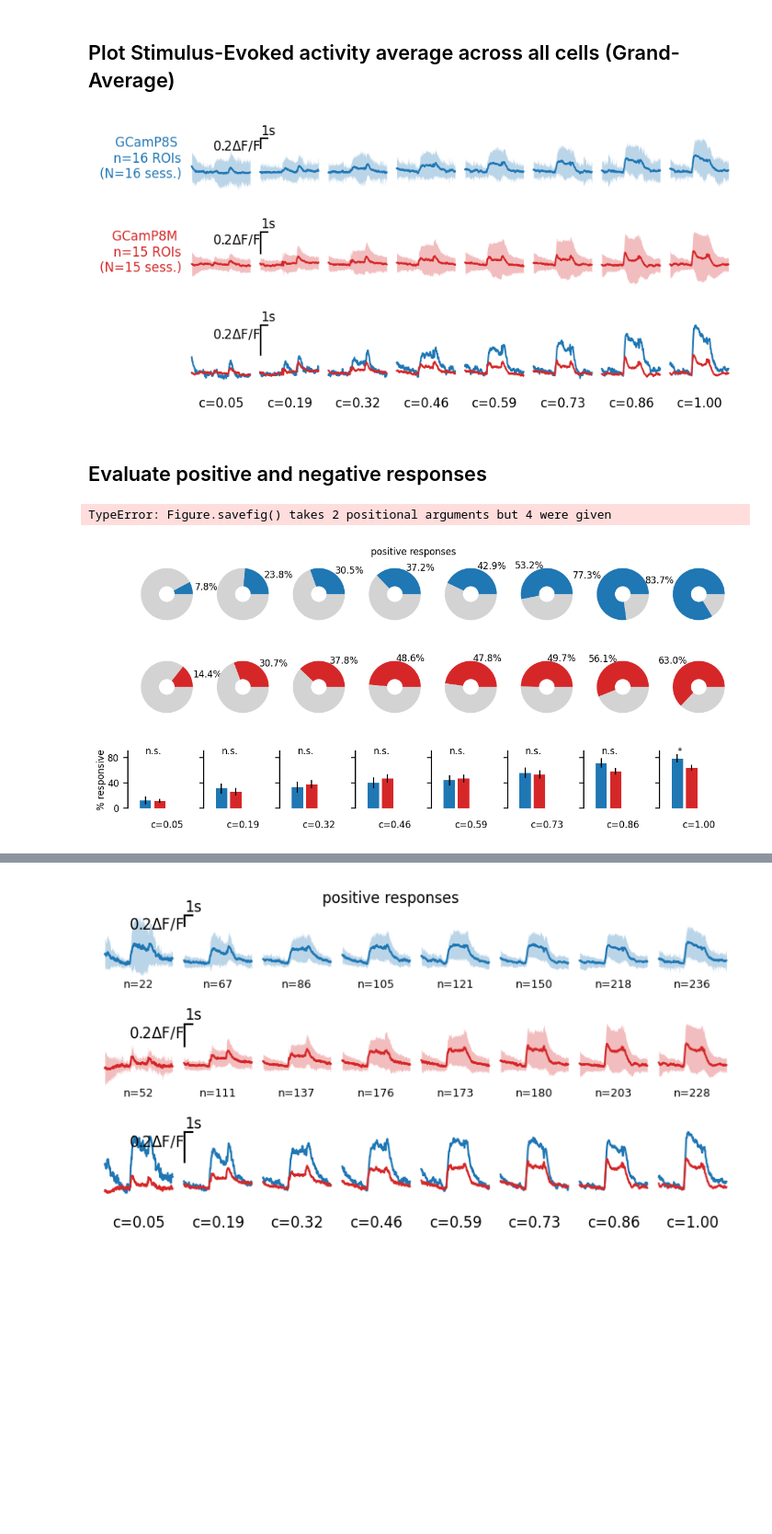
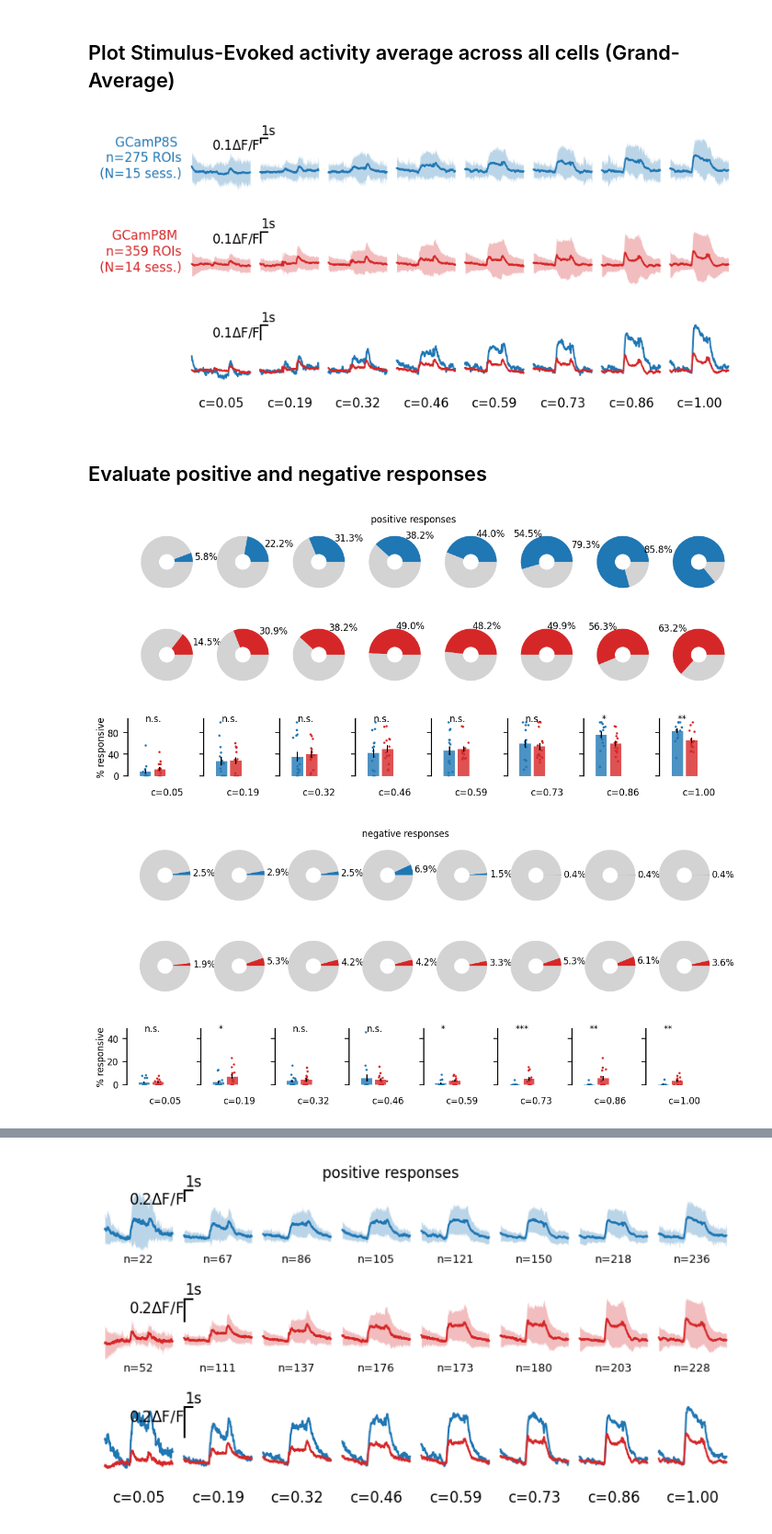
Before and after one commit to cibelemartinsp/2PhotonAnalyses, a Jupyter notebook: notebooks/PV-GCaMP8s-vs-GCaMP8m.ipynb, the cells around one changed output, grey strips where cells are left out. Shown at 92% size. Drawn from its saved outputs; the diff is of its cells as text; code cells hidden in the pictures; blank space fills up the shorter version.

```diff
--- a/notebooks/PV-GCaMP8s-vs-GCaMP8m.ipynb
+++ b/notebooks/PV-GCaMP8s-vs-GCaMP8m.ipynb
@@ -43,10 +45,16 @@ for key in ['GCamP8M', 'GCamP8S']:
 # %%
 Nmax = 1000
 
+##################################################
+########### PARAMETERS OF THE ANALYSIS ###########
+##################################################
 INTERVALS = {
             'GCamP8M':{'pre':[-0.5,0.], 'post':[0.,0.5]},
             'GCamP8S':{'pre':[-1.5,0.], 'post':[0.,1.5]},
               }
+significance_threshold = 0.05 # for the evoked response shift (with respect to baseline)
+test_for_significance = 'ttest' # type of statistical test used, either: ttest, wilcoxon, anova
+##################################################
 
 MODALITIES = ['running_speed', 'facemotion', 'pupil_size', 'gaze_motion']
 
@@ -122,14 +130,14 @@ for key in ['GCamP8M', 'GCamP8S']:
                                                                 episode_cond=cond,
                                                                 interval_pre=INTERVALS['GCamP8M']['pre'],
                                                                 interval_post=INTERVALS['GCamP8M']['post'],
-                                                                test='ttest',
+                                                                test=test_for_significance,
                                                                 positive=True,
                                                                 verbose=True)
                 deflect = np.mean(stats.y-stats.x)
-                if (stats.pvalue<0.05) and (deflect>0):
+                if (stats.pvalue<significance_threshold) and (deflect>0):
                     DATASET[key]['significant-positive-ROIS'][c][f].append(roi)
                     DATASET[key]['deflect-positive-ROIS'][c][f].append(deflect)
-                elif (stats.pvalue<0.05):
+                elif (stats.pvalue<significance_threshold):
                     # negative deflect
                     DATASET[key]['significant-negative-ROIS'][c][f].append(roi)
                     DATASET[key]['deflect-negative-ROIS'][c][f].append(deflect)
@@ -192,7 +165,7 @@ for k, key in enumerate(['GCamP8S', 'GCamP8M']):
         AX[2][c].plot(DATASET[key]['t'], np.mean(allResps, axis=0), color=COLORS[k])
 
     pt.annotate(AX[k][0], ' %s  \nn=%i ROIs \n(N=%i sess.) ' % (key,
-                                                                 len(DATASET[key]['cResp'][c]),
+                                                                 np.sum(DATASET[key]['nROIs']),
                                                                  DATASET[key]['nSessions']),
                (-0.05,1), va='top', ha='right', color=COLORS[k])
 
@@ -203,11 +176,11 @@ for k in range(3):
     for c in range(8):
         AX[k][c].axis('off')
     pt.set_common_ylims(AX[k])
-    pt.draw_bar_scales(AX[k][1], Xbar=1, Xbar_label='1s', Ybar=0.2, Ybar_label='0.2$\Delta$F/F')
+    pt.draw_bar_scales(AX[k][1], Xbar=1, Xbar_label='1s', Ybar=0.1, Ybar_label='0.1$\Delta$F/F')
 
 #fig.savefig(os.path.expanduser('~'), 'Desktop', 'fig.svg')
 # %% [output]
-[figure, old version]
+[figure, new version]
 # %% [markdown]
 ## Evaluate positive and negative responses
 # %%
@@ -231,34 +204,38 @@ for deflect in ['positive', 'negative']:
             pt.pie([100.*(nPos/nTots), 100.*(1-nPos/nTots)],
                    COLORS=[COLORS[k], 'lightgrey'],
                    ext_labels= ['%.1f%%' % (100.*(nPos/nTots)), ''],
                    ax=AX[k][c])
 
             FRACS[key].append([1.*len(p)/t for (p, t) in\
                                    zip(DATASET[key]['significant-%s-ROIS' % deflect][c], DATASET[key]['nROIs'])])
 
+            AX[2][c].scatter(k+.1*np.random.randn(len(FRACS[key][-1])),
+                             100*np.array(FRACS[key][-1]), s=1,
+                             color = COLORS[k])
+
             AX[2][c].bar([k], [100.*np.mean(FRACS[key][-1])],
                        yerr=[100.*scipy.stats.sem(FRACS[key][-1])],
-                       color = COLORS[k])
+                       color = COLORS[k], alpha=.8)
 
 
     for c, contrast in enumerate(DATASET[key]['contrasts']):
         pt.annotate(AX[2][c], '\nc=%.2f' % contrast, (0.5,0.), va='top', ha='center')
 
     # STATISTICAL TEST
     for c in range(8):
         pt.annotate(AX[2][c],
                     pt.from_pval_to_star(\
                         scipy.stats.mannwhitneyu(FRACS['GCamP8S'][c], FRACS['GCamP8M'][c]).pvalue),
                         #scipy.stats.ttest_ind(FRACS['GCamP8S'][c], FRACS['GCamP8M'][c]).pvalue),
                     (0.2,1), va='center')
         for k in range(2):
             AX[k][c].axis('off')
         pt.set_plot(AX[2][c], ['left'], xlim=[-1,4],
                     ylabel='% responsive' if c==0 else None,
                     yticks_labels=[] if c>0 else None)
     pt.set_common_ylims(AX[2])
 
-    fig.savefig(os.path.expanduser('~'), 'Desktop', '%s-responses.svg' % deflect)
+    fig.savefig(os.path.join(os.path.expanduser('~'), 'Desktop', '%s-responses.svg' % deflect))
 # %% [output]
-TypeError: Figure.savefig() takes 2 positional arguments but 4 were given
-[figure, old version]
+[figure, new version]
+[figure, added]
```
Also changed, not shown: parts of 5 cells of this notebook.
